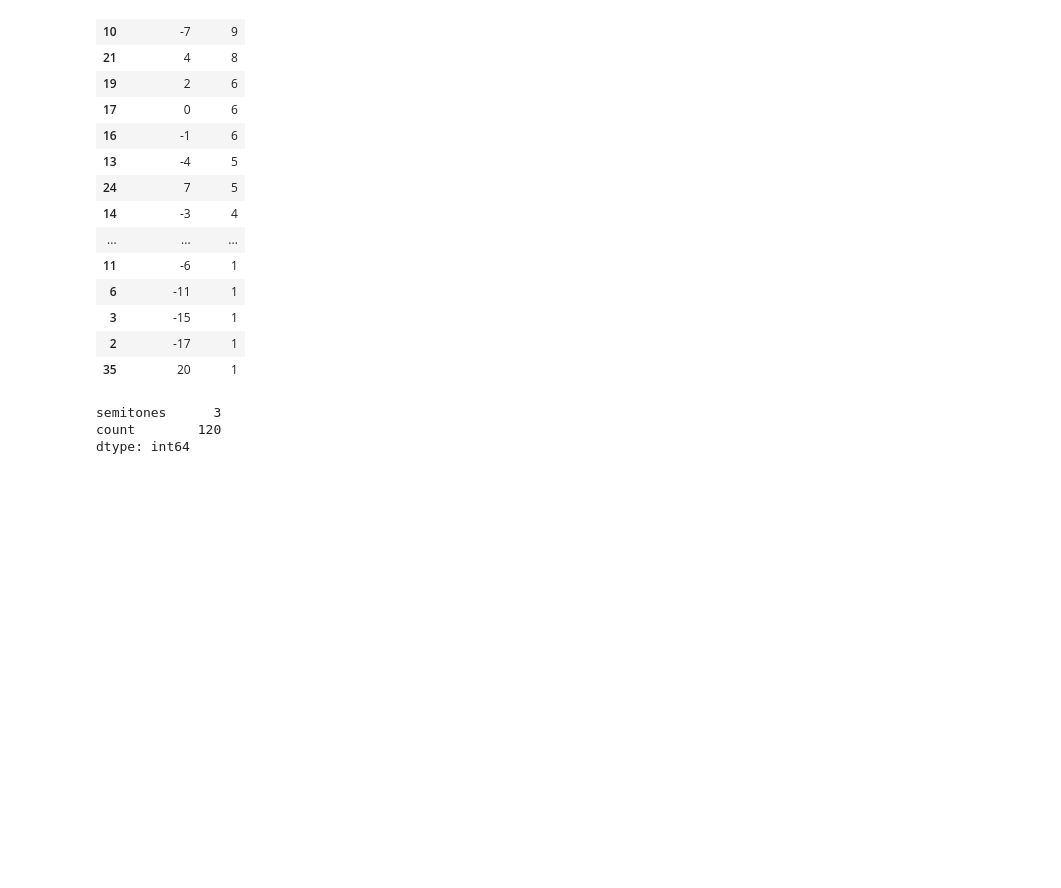
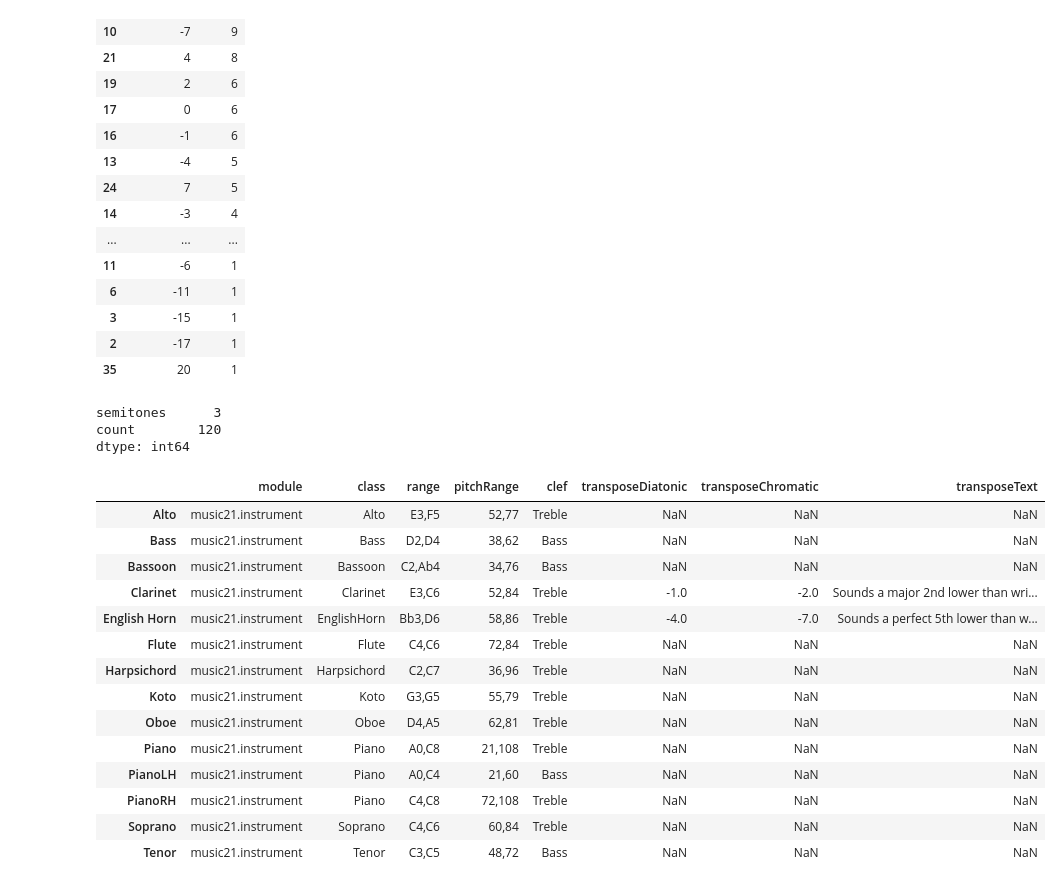
Before and after one commit to dwbzen/pymusic, a Jupyter notebook: music21_test.ipynb, the cells around one changed output. Drawn from its saved outputs; the diff is of its cells as text; code cells hidden in the pictures; blank space fills up the shorter version.

```diff
--- a/music21_test.ipynb
+++ b/music21_test.ipynb
@@ -914,3 +924,23 @@ stats_df.apply(np.sum, axis=0)    # sum the columns (along the rows)
 semitones      3
 count        120
 dtype: int64
+# %%
+instrument_path = "/Compile/dwbzen/resources/music/instruments.json"
+instruments_pd = pd.read_json(instrument_path, orient='index')
+instruments_pd
+# %% [output]
+|  | module | class | range | pitchRange | clef | transposeDiatonic | transposeChromatic | transposeText |
+| Alto | music21.instrument | Alto | E3,F5 | 52,77 | Treble | NaN | NaN | NaN |
+| Bass | music21.instrument | Bass | D2,D4 | 38,62 | Bass | NaN | NaN | NaN |
+| Bassoon | music21.instrument | Bassoon | C2,Ab4 | 34,76 | Bass | NaN | NaN | NaN |
+| Clarinet | music21.instrument | Clarinet | E3,C6 | 52,84 | Treble | -1.0 | -2.0 | Sounds a major 2nd lower than wri... |
+| English Horn | music21.instrument | EnglishHorn | Bb3,D6 | 58,86 | Treble | -4.0 | -7.0 | Sounds a perfect 5th lower than w... |
+| Flute | music21.instrument | Flute | C4,C6 | 72,84 | Treble | NaN | NaN | NaN |
+| Harpsichord | music21.instrument | Harpsichord | C2,C7 | 36,96 | Treble | NaN | NaN | NaN |
+| Koto | music21.instrument | Koto | G3,G5 | 55,79 | Treble | NaN | NaN | NaN |
+| Oboe | music21.instrument | Oboe | D4,A5 | 62,81 | Treble | NaN | NaN | NaN |
+| Piano | music21.instrument | Piano | A0,C8 | 21,108 | Treble | NaN | NaN | NaN |
+| PianoLH | music21.instrument | Piano | A0,C4 | 21,60 | Bass | NaN | NaN | NaN |
+| PianoRH | music21.instrument | Piano | C4,C8 | 72,108 | Treble | NaN | NaN | NaN |
+| Soprano | music21.instrument | Soprano | C4,C6 | 60,84 | Treble | NaN | NaN | NaN |
+| Tenor | music21.instrument | Tenor | C3,C5 | 48,72 | Bass | NaN | NaN | NaN |
```
Also changed, not shown: parts of 7 cells of this notebook, 13 other files.
